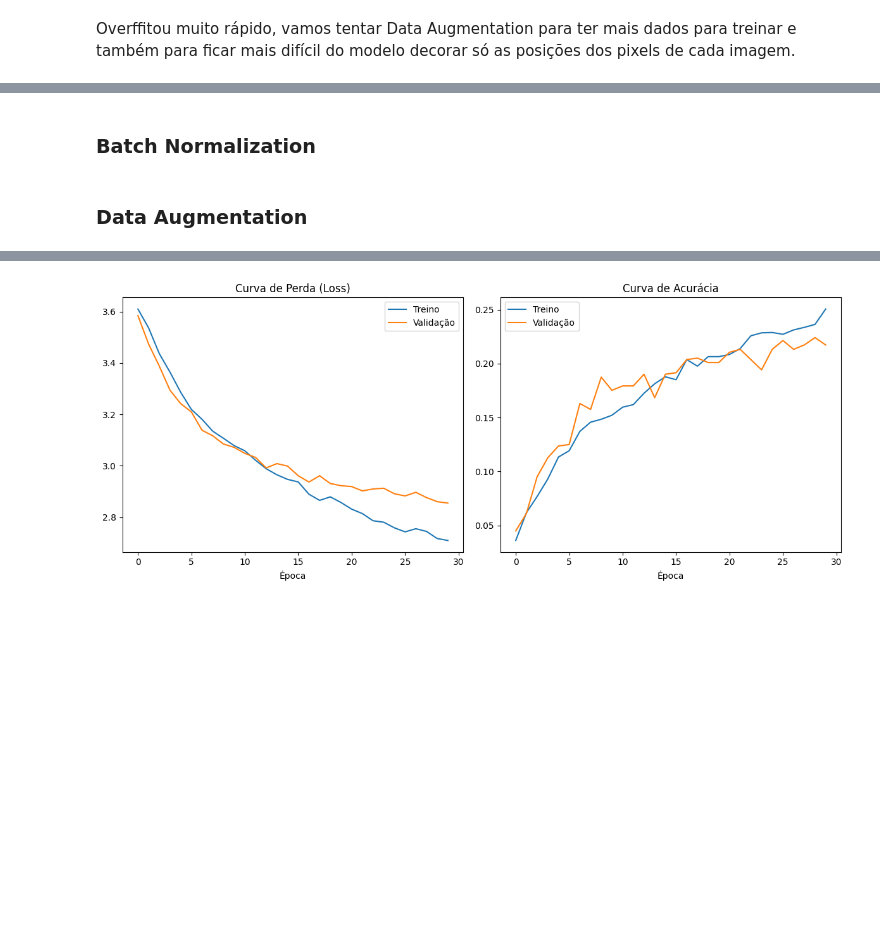
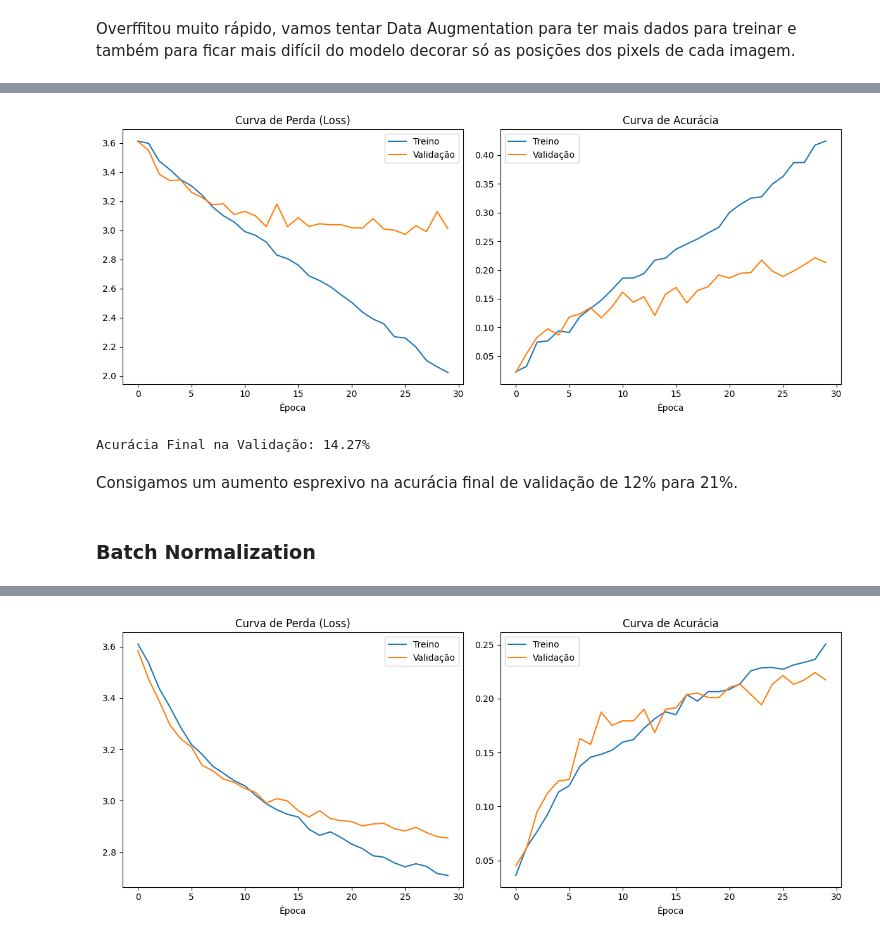
Before and after one commit to danielcoutop/IMPA_Tech, a Jupyter notebook: DCP_classificacao_com_cnn.ipynb, the cells around one changed output, grey strips where cells are left out. Drawn from its saved outputs; the diff is of its cells as text; code cells hidden in the pictures; blank space fills up the shorter version.

```diff
--- a/DCP_classificacao_com_cnn.ipynb
+++ b/DCP_classificacao_com_cnn.ipynb
@@ -900,7 +890,7 @@ test_loader = torch.utils.data.DataLoader(test_dataset, batch_size=batch_size, s
 Deepcnn_model = DeepCNN().to(device)
 optimizer_cnn = torch.optim.Adam(Deepcnn_model.parameters(), lr=0.0001)
 
-history_cnn_3 = fit(
+history_cnn_4 = fit(
     model=Deepcnn_model,
     train_loader=train_loader_aug,
     val_loader=val_loader_aug,
@@ -960,5 +950,34 @@ Val   - Loss: 3.1088 | Acc: 14.6739%
 ________________________________________
 ... (18 outputs left out)
+# %%
+plt.figure(figsize=(12, 5))
+
+# Gráfico de Loss
+plt.subplot(1, 2, 1)
+plt.plot(history_cnn_4['train_loss'], label='Treino')
+plt.plot(history_cnn_4['val_loss'], label='Validação')
+plt.title('Curva de Perda (Loss)')
+plt.xlabel('Época')
+plt.legend()
+
+# Gráfico de Acurácia
+plt.subplot(1, 2, 2)
+plt.plot(history_cnn_4['train_acc'], label='Treino')
+plt.plot(history_cnn_4['val_acc'], label='Validação')
+plt.title('Curva de Acurácia')
+plt.xlabel('Época')
+plt.legend()
+
+plt.tight_layout()
+plt.show()
+
+# Métricas Finais
+print(f"Acurácia Final na Validação: {history_cnn['val_acc'][-1]:.2%}")
+# %% [output]
+[figure, added]
+Acurácia Final na Validação: 14.27%
+# %% [markdown]
+Consigamos um aumento esprexivo na acurácia final de validação de 12% para 21%.
 # %% [markdown]
 ### Batch Normalization
 # %%
@@ -1001,4 +1047,2 @@ class SimpleCNN(nn.Module):
         x = self.fc2(x)
         return x
-# %% [markdown]
-### Data Augmentation
```
Also changed, not shown: parts of 13 cells of this notebook.
